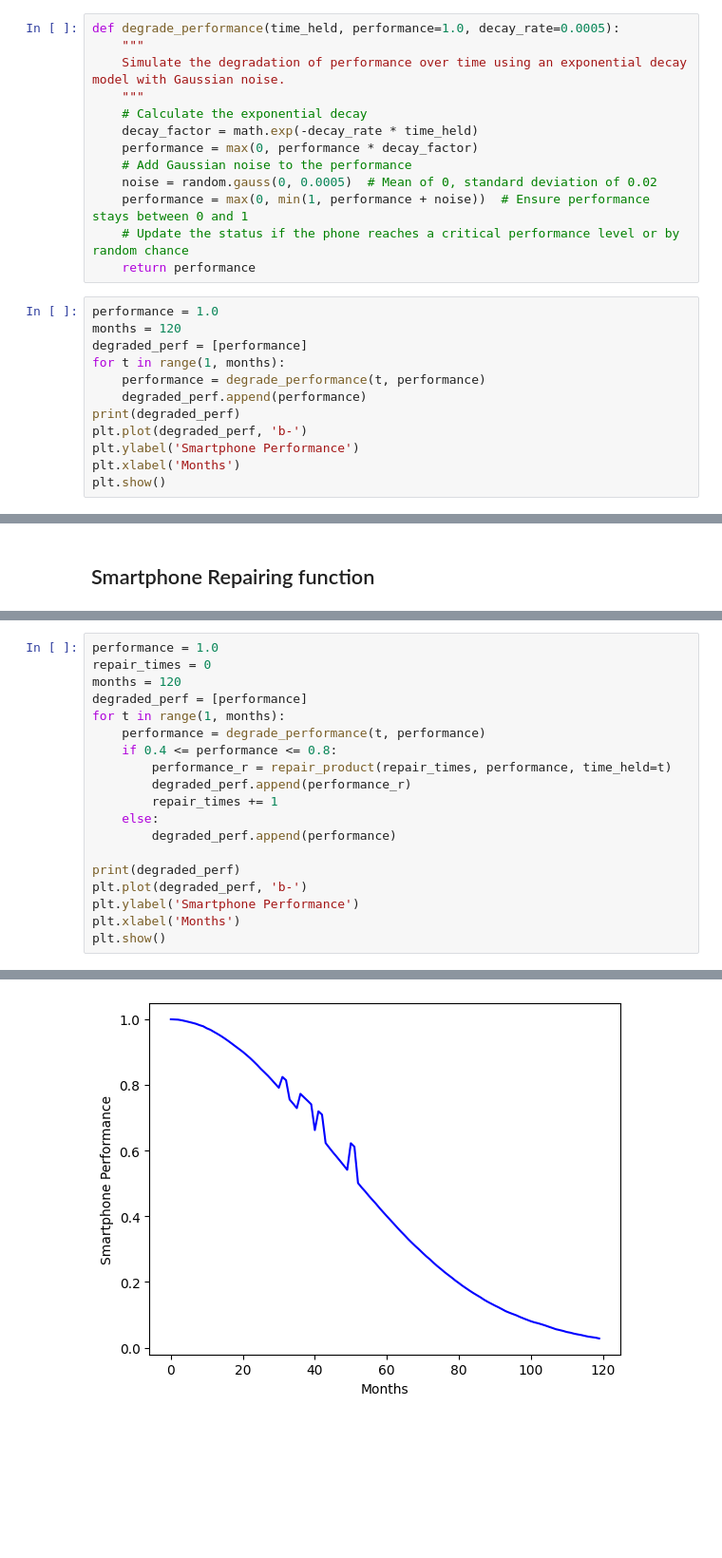
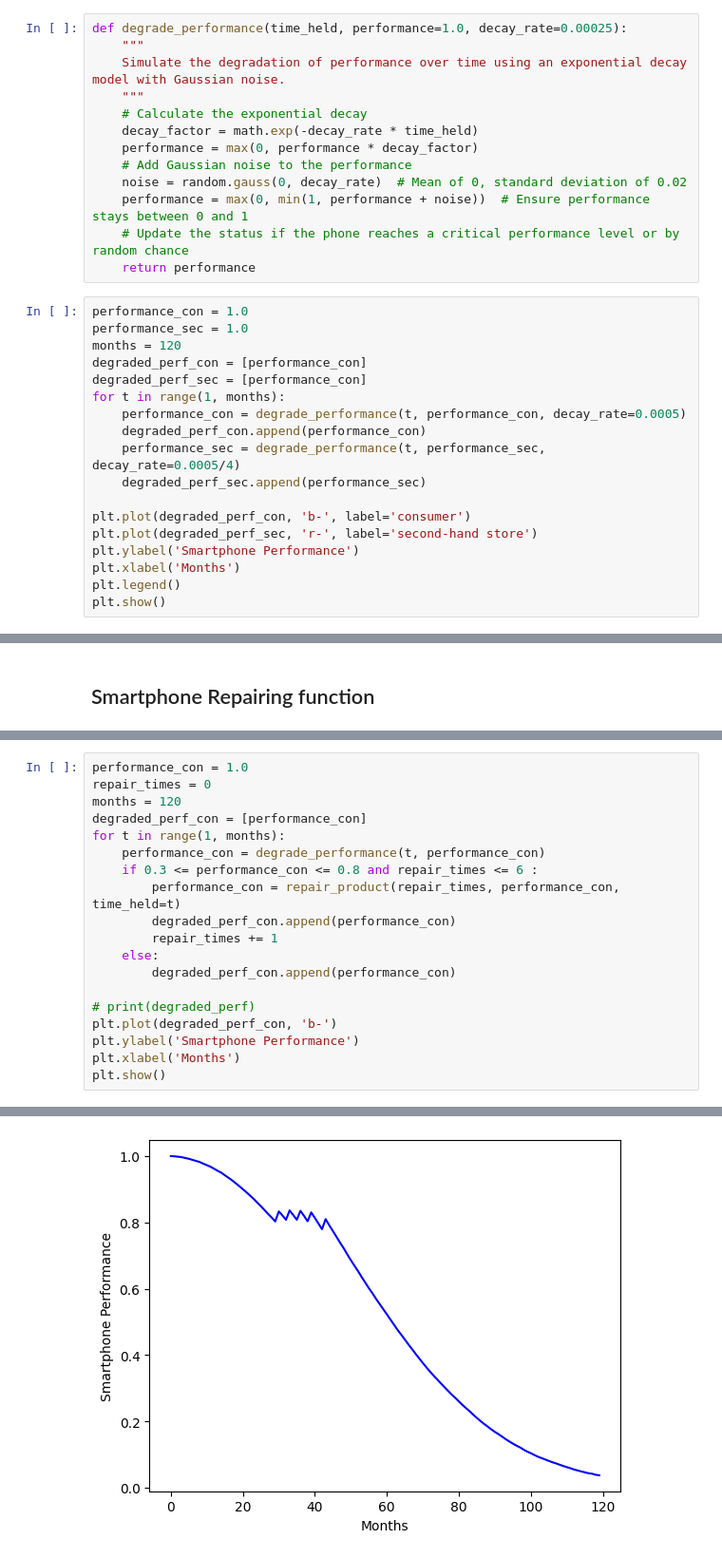
Before and after one commit to jungletada/ABMSF, a Jupyter notebook: test_demo/test.ipynb, the cells around one changed output, grey strips where cells are left out. Shown: that part at 95% size. Drawn from its saved outputs; the diff is of its cells as text; blank space fills up the shorter version.

```diff
--- a/test_demo/test.ipynb
+++ b/test_demo/test.ipynb
@@ -8,7 +8,7 @@ import matplotlib.pyplot as plt
 # %% [markdown]
 ## Smartphone Performance Degradation (No repairing)
 # %%
-def degrade_performance(time_held, performance=1.0, decay_rate=0.0005):
+def degrade_performance(time_held, performance=1.0, decay_rate=0.00025):
     """
     Simulate the degradation of performance over time using an exponential decay model with Gaussian noise.
     """
@@ -16,20 +16,26 @@ def degrade_performance(time_held, performance=1.0, decay_rate=0.0005):
     decay_factor = math.exp(-decay_rate * time_held)
     performance = max(0, performance * decay_factor)
     # Add Gaussian noise to the performance
-    noise = random.gauss(0, 0.0005)  # Mean of 0, standard deviation of 0.02
+    noise = random.gauss(0, decay_rate)  # Mean of 0, standard deviation of 0.02
     performance = max(0, min(1, performance + noise))  # Ensure performance stays between 0 and 1
     # Update the status if the phone reaches a critical performance level or by random chance
     return performance
 # %%
-performance = 1.0
+performance_con = 1.0
+performance_sec = 1.0
 months = 120
-degraded_perf = [performance]
+degraded_perf_con = [performance_con]
+degraded_perf_sec = [performance_con]
 for t in range(1, months):
-    performance = degrade_performance(t, performance)
-    degraded_perf.append(performance)
-print(degraded_perf)
-plt.plot(degraded_perf, 'b-')
+    performance_con = degrade_performance(t, performance_con, decay_rate=0.0005)
+    degraded_perf_con.append(performance_con)
+    performance_sec = degrade_performance(t, performance_sec, decay_rate=0.0005/4)
+    degraded_perf_sec.append(performance_sec)
+
+plt.plot(degraded_perf_con, 'b-', label='consumer')
+plt.plot(degraded_perf_sec, 'r-', label='second-hand store')
 plt.ylabel('Smartphone Performance')
 plt.xlabel('Months')
+plt.legend()
 plt.show()
 # %% [output]
@@ -58,19 +63,19 @@ def repair_product(repair_times, performance, time_held):
 # %%
-performance = 1.0
+performance_con = 1.0
 repair_times = 0
 months = 120
-degraded_perf = [performance]
+degraded_perf_con = [performance_con]
 for t in range(1, months):
-    performance = degrade_performance(t, performance)
-    if 0.4 <= performance <= 0.8:
-        performance_r = repair_product(repair_times, performance, time_held=t)
-        degraded_perf.append(performance_r)
+    performance_con = degrade_performance(t, performance_con)
+    if 0.3 <= performance_con <= 0.8 and repair_times <= 6 :
+        performance_con = repair_product(repair_times, performance_con, time_held=t)
+        degraded_perf_con.append(performance_con)
         repair_times += 1
     else:
-        degraded_perf.append(performance)
+        degraded_perf_con.append(performance_con)
 
-print(degraded_perf)
-plt.plot(degraded_perf, 'b-')
+# print(degraded_perf)
+plt.plot(degraded_perf_con, 'b-')
 plt.ylabel('Smartphone Performance')
 plt.xlabel('Months')
 plt.show()
@@ -79 +83 @@ plt.show()
-[figure, old version]
+[figure, new version]
```
Also changed, not shown: parts of 3 cells of this notebook, 13 other files.
